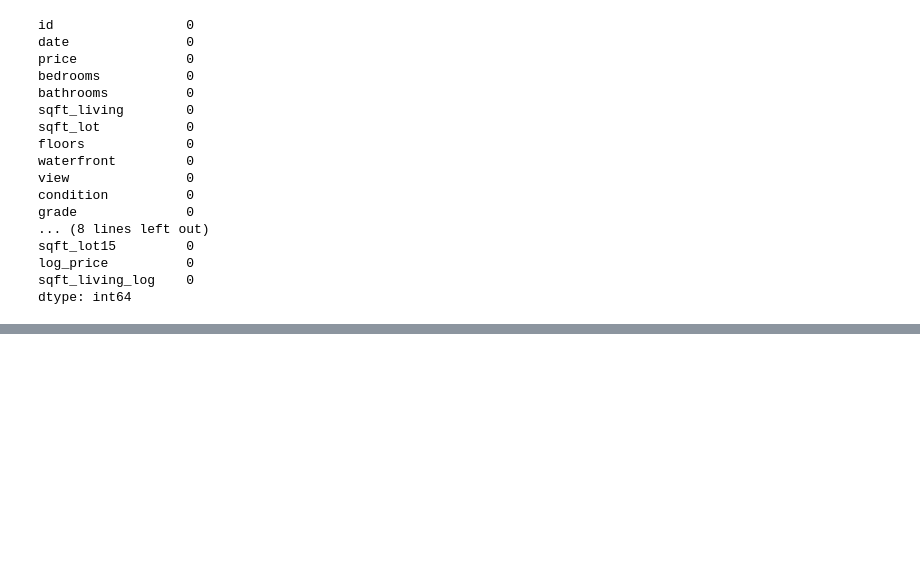
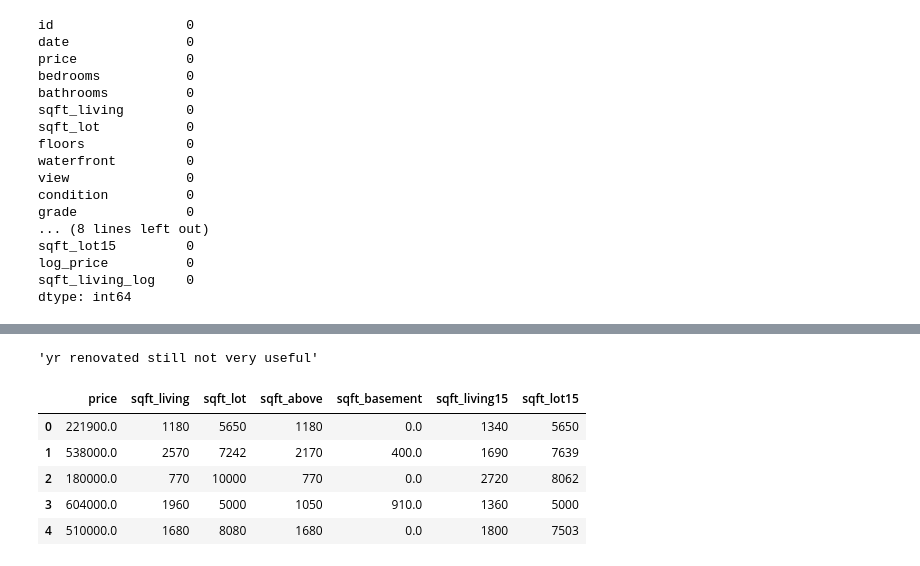
Before and after one commit to flatiron-data-science/dsc-1-final-project, a Jupyter notebook: explore_predictors_dist.ipynb, the cells around one changed output, grey strips where cells are left out. Saved outputs shown, nothing was run; the diff lists cells and outputs as text; code cells hidden in the pictures; blank space fills up the shorter version.

```diff
--- a/explore_predictors_dist.ipynb
+++ b/explore_predictors_dist.ipynb
@@ -350,0 +392,6 @@ dtype: int64
+# %%
+'''yr renovated still not very useful'''
+# %% [output]
+'yr renovated still not very useful'
+# %%
+df_cont = df[['price', 'sqft_living', 'sqft_lot', 'sqft_above', 'sqft_basement', 'sqft_living15', 'sqft_lot15']]
@@ -350,0 +400,9 @@ dtype: int64
+# %%
+df_cont.head()
+# %% [output]
+|  | price | sqft_living | sqft_lot | sqft_above | sqft_basement | sqft_living15 | sqft_lot15 |
+| 0 | 221900.0 | 1180 | 5650 | 1180 | 0.0 | 1340 | 5650 |
+| 1 | 538000.0 | 2570 | 7242 | 2170 | 400.0 | 1690 | 7639 |
+| 2 | 180000.0 | 770 | 10000 | 770 | 0.0 | 2720 | 8062 |
+| 3 | 604000.0 | 1960 | 5000 | 1050 | 910.0 | 1360 | 5000 |
+| 4 | 510000.0 | 1680 | 8080 | 1680 | 0.0 | 1800 | 7503 |
```
Also changed, not shown: parts of 9 cells of this notebook, 2 other files.
